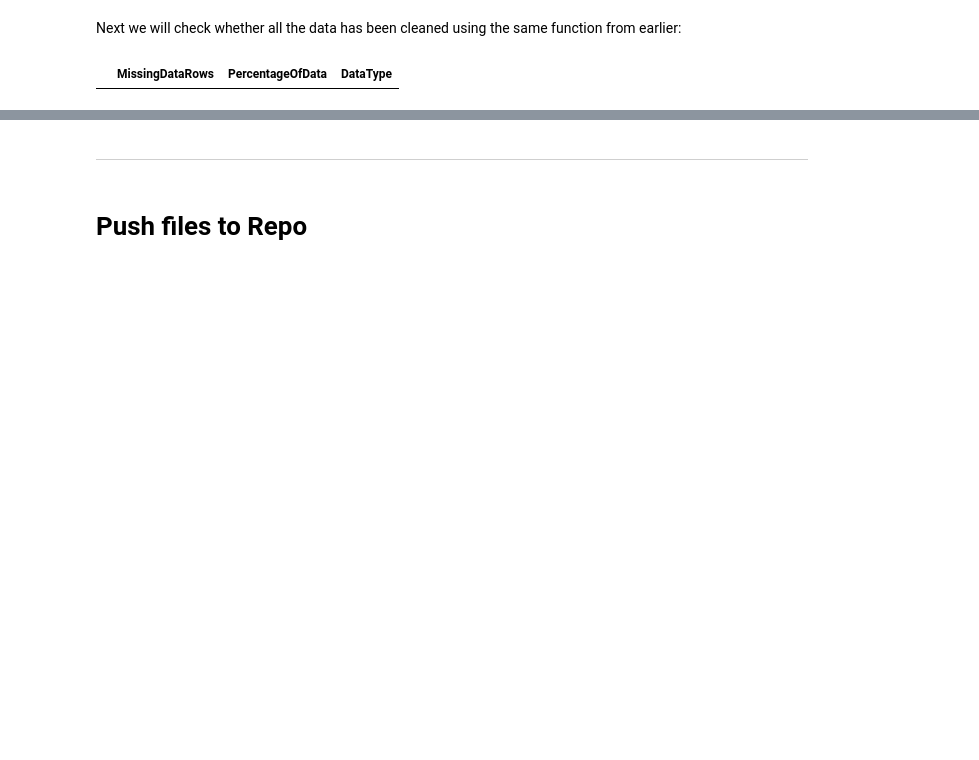
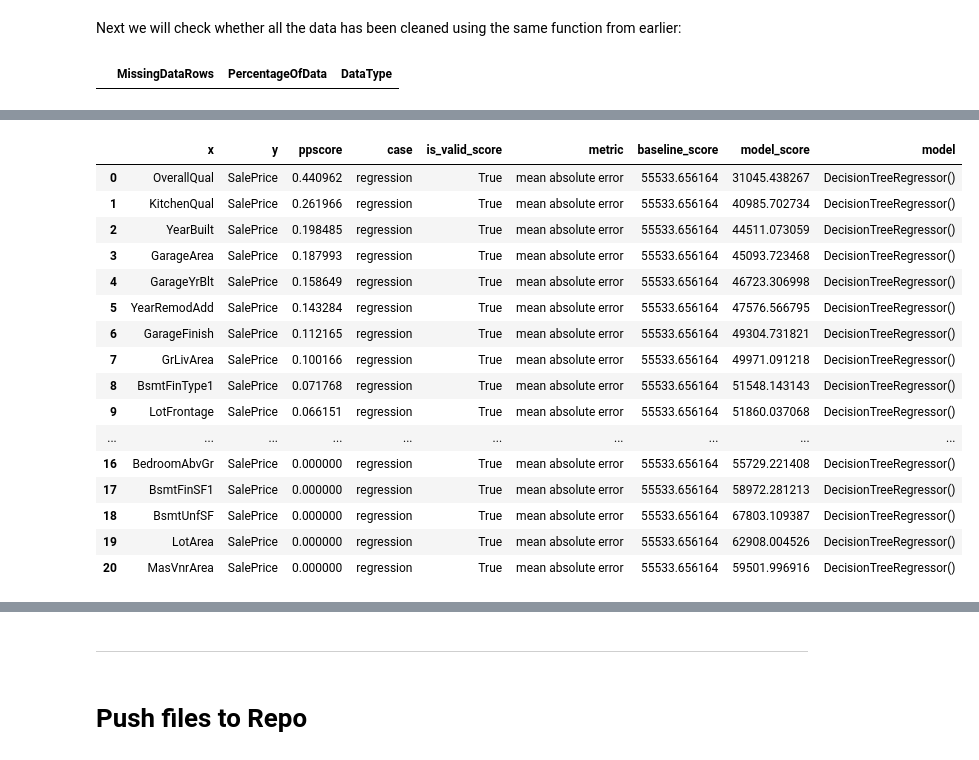
Before and after one commit to annacakes281/property-price-predictor, a Jupyter notebook: jupyter_notebooks/3-Data_Cleaning.ipynb, the cells around one changed output, grey strips where cells are left out. Saved outputs shown, nothing was run; the diff lists cells and outputs as text; code cells hidden in the pictures; blank space fills up the shorter version.

```diff
--- a/jupyter_notebooks/3-Data_Cleaning.ipynb
+++ b/jupyter_notebooks/3-Data_Cleaning.ipynb
@@ -278,0 +400,20 @@ EvaluateCleanedData(df_house_prices)
+# %%
+pps.predictors(df_house_prices, "SalePrice")
+# %% [output]
+|  | x | y | ppscore | case | is_valid_score | metric | baseline_score | model_score | model |
+| 0 | OverallQual | SalePrice | 0.440962 | regression | True | mean absolute error | 55533.656164 | 31045.438267 | DecisionTreeRegressor() |
+| 1 | KitchenQual | SalePrice | 0.261966 | regression | True | mean absolute error | 55533.656164 | 40985.702734 | DecisionTreeRegressor() |
+| 2 | YearBuilt | SalePrice | 0.198485 | regression | True | mean absolute error | 55533.656164 | 44511.073059 | DecisionTreeRegressor() |
+| 3 | GarageArea | SalePrice | 0.187993 | regression | True | mean absolute error | 55533.656164 | 45093.723468 | DecisionTreeRegressor() |
+| 4 | GarageYrBlt | SalePrice | 0.158649 | regression | True | mean absolute error | 55533.656164 | 46723.306998 | DecisionTreeRegressor() |
+| 5 | YearRemodAdd | SalePrice | 0.143284 | regression | True | mean absolute error | 55533.656164 | 47576.566795 | DecisionTreeRegressor() |
+| 6 | GarageFinish | SalePrice | 0.112165 | regression | True | mean absolute error | 55533.656164 | 49304.731821 | DecisionTreeRegressor() |
+| 7 | GrLivArea | SalePrice | 0.100166 | regression | True | mean absolute error | 55533.656164 | 49971.091218 | DecisionTreeRegressor() |
+| 8 | BsmtFinType1 | SalePrice | 0.071768 | regression | True | mean absolute error | 55533.656164 | 51548.143143 | DecisionTreeRegressor() |
+| 9 | LotFrontage | SalePrice | 0.066151 | regression | True | mean absolute error | 55533.656164 | 51860.037068 | DecisionTreeRegressor() |
+| ... | ... | ... | ... | ... | ... | ... | ... | ... | ... |
+| 16 | BedroomAbvGr | SalePrice | 0.000000 | regression | True | mean absolute error | 55533.656164 | 55729.221408 | DecisionTreeRegressor() |
+| 17 | BsmtFinSF1 | SalePrice | 0.000000 | regression | True | mean absolute error | 55533.656164 | 58972.281213 | DecisionTreeRegressor() |
+| 18 | BsmtUnfSF | SalePrice | 0.000000 | regression | True | mean absolute error | 55533.656164 | 67803.109387 | DecisionTreeRegressor() |
+| 19 | LotArea | SalePrice | 0.000000 | regression | True | mean absolute error | 55533.656164 | 62908.004526 | DecisionTreeRegressor() |
+| 20 | MasVnrArea | SalePrice | 0.000000 | regression | True | mean absolute error | 55533.656164 | 59501.996916 | DecisionTreeRegressor() |
```
Also changed, not shown: parts of 28 cells of this notebook, 5 other files.
